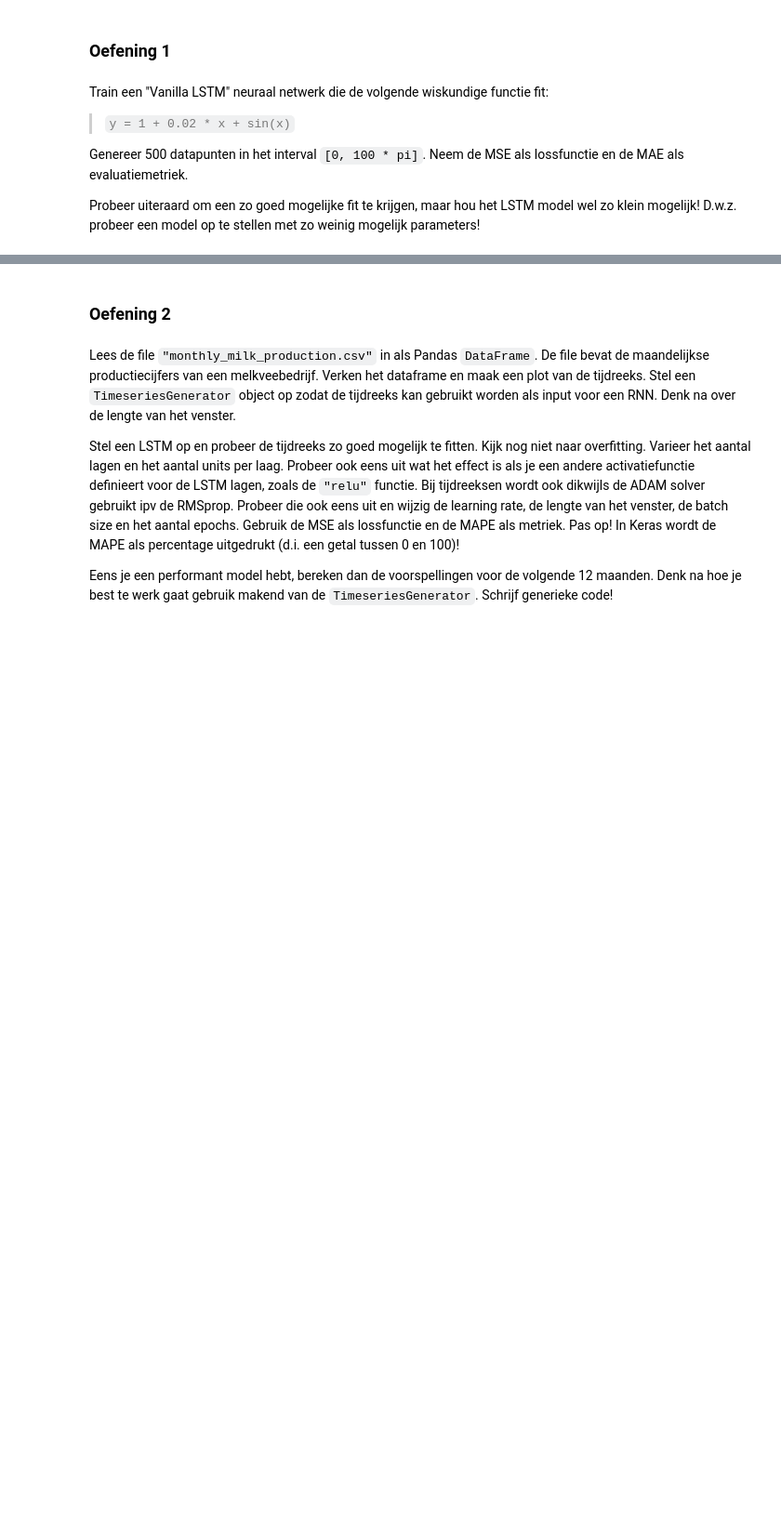
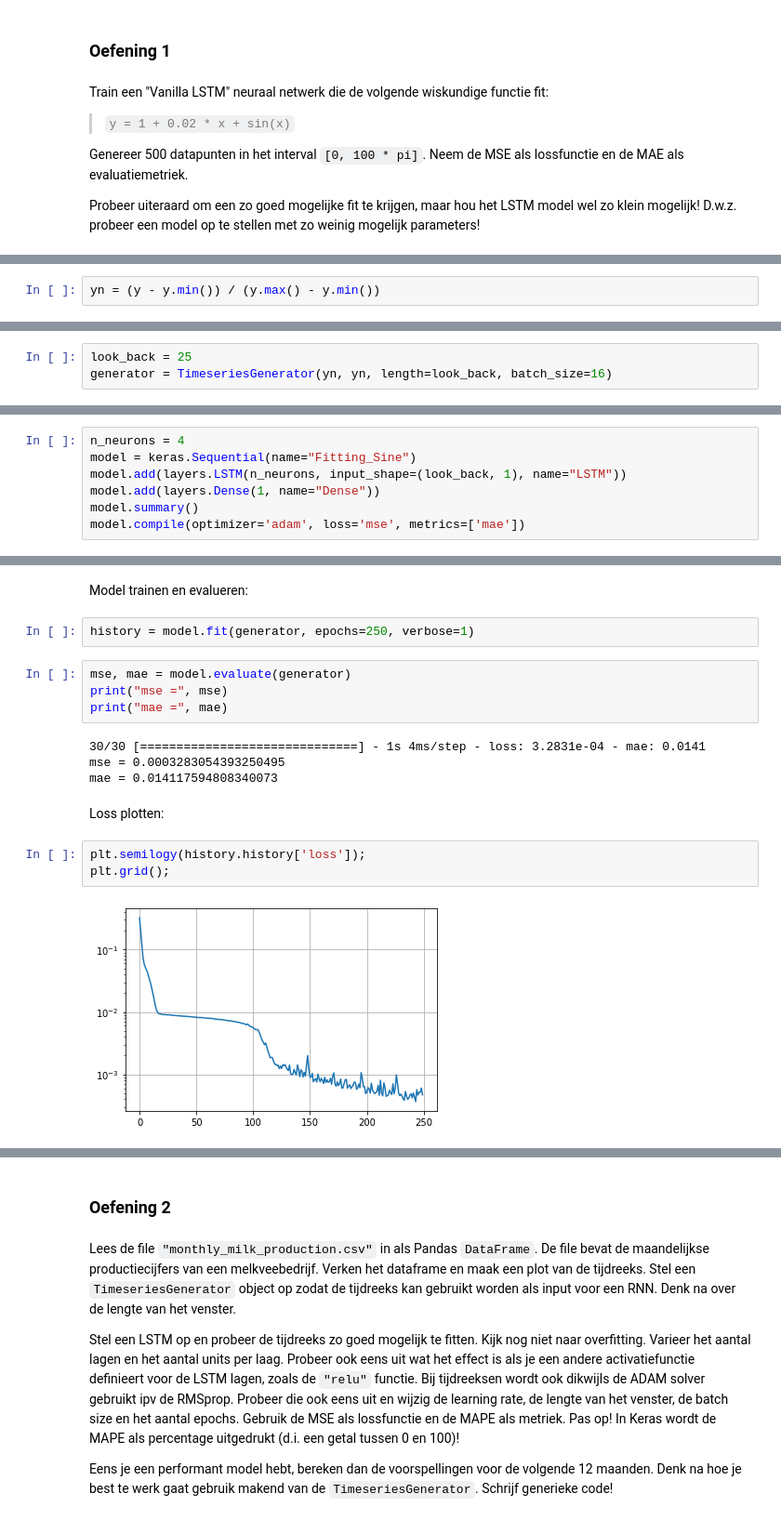
Before and after one commit to alouwyck/vives-deep-learning, a Jupyter notebook: topic10/HFST10_LSTM_intro.ipynb, the cells around one changed output, grey strips where cells are left out. Shown at 93% size. Cells and saved outputs as stored; diff of their text form; blank space fills up the shorter version.

```diff
--- a/topic10/HFST10_LSTM_intro.ipynb
+++ b/topic10/HFST10_LSTM_intro.ipynb
@@ -557,0 +712,2 @@ Probeer uiteraard om een zo goed mogelijke fit te krijgen, maar hou het LSTM mod
+# %%
+yn = (y - y.min()) / (y.max() - y.min())
@@ -557,0 +716,3 @@ Probeer uiteraard om een zo goed mogelijke fit te krijgen, maar hou het LSTM mod
+# %%
+look_back = 25
+generator = TimeseriesGenerator(yn, yn, length=look_back, batch_size=16)
@@ -557,0 +721,7 @@ Probeer uiteraard om een zo goed mogelijke fit te krijgen, maar hou het LSTM mod
+# %%
+n_neurons = 4
+model = keras.Sequential(name="Fitting_Sine")
+model.add(layers.LSTM(n_neurons, input_shape=(look_back, 1), name="LSTM"))
+model.add(layers.Dense(1, name="Dense"))
+model.summary()
+model.compile(optimizer='adam', loss='mse', metrics=['mae'])
@@ -557,0 +742,19 @@ Probeer uiteraard om een zo goed mogelijke fit te krijgen, maar hou het LSTM mod
+# %% [markdown]
+Model trainen en evalueren:
+# %%
+history = model.fit(generator, epochs=250, verbose=1)
+# %%
+mse, mae = model.evaluate(generator)
+print("mse =", mse)
+print("mae =", mae)
+# %% [output]
+30/30 [==============================] - 1s 4ms/step - loss: 3.2831e-04 - mae: 0.0141
+mse = 0.0003283054393250495
+mae = 0.014117594808340073
+# %% [markdown]
+Loss plotten:
+# %%
+plt.semilogy(history.history['loss']);
+plt.grid();
+# %% [output]
+[figure, added]
```
Also changed, not shown: parts of 74 cells of this notebook.
